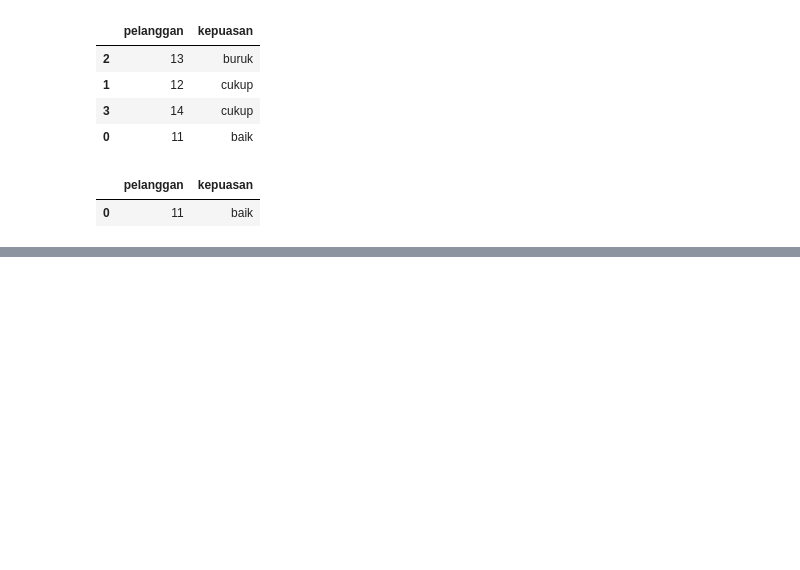
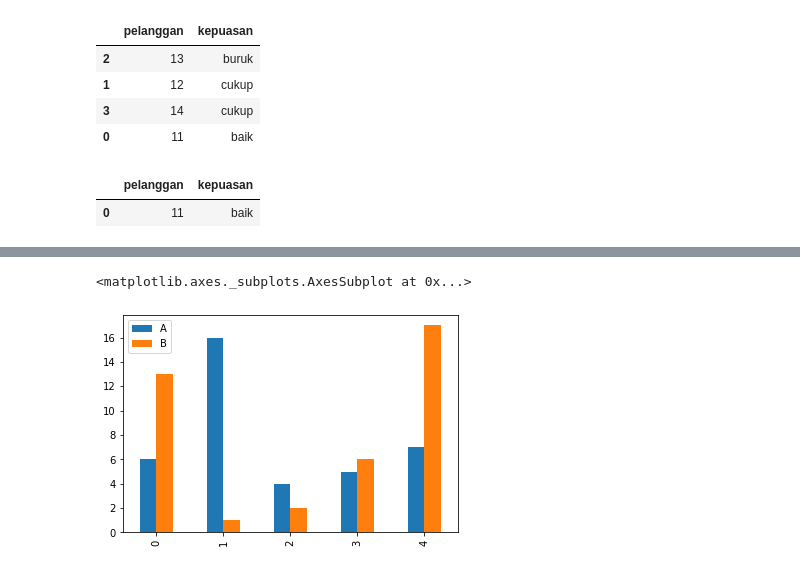
Before and after one commit to meilindazheng/VisualisasiData-Pandas, a Jupyter notebook: Pandas-Week08.ipynb, the cells around one changed output, grey strips where cells are left out. Cells and saved outputs as stored; diff of their text form; code cells hidden in the pictures; blank space fills up the shorter version.

```diff
--- a/Pandas-Week08.ipynb
+++ b/Pandas-Week08.ipynb
@@ -158,0 +232,5 @@ df[df['kepuasan']>'cukup']
+# %%
+df[['A','B']].head().plot(kind='bar')
+# %% [output]
+<matplotlib.axes._subplots.AxesSubplot at 0x...>
+[figure, added]
```
Also changed, not shown: parts of 30 cells of this notebook.
